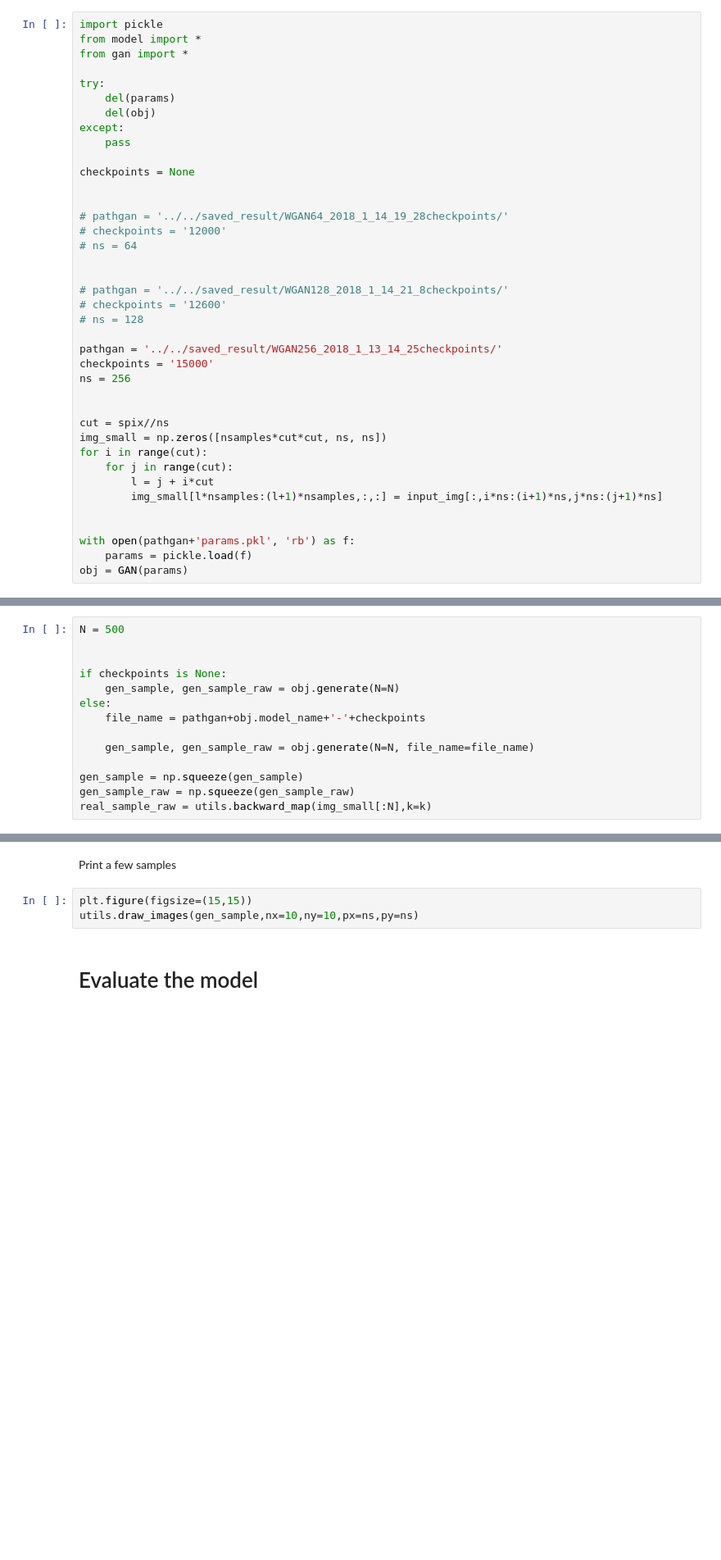
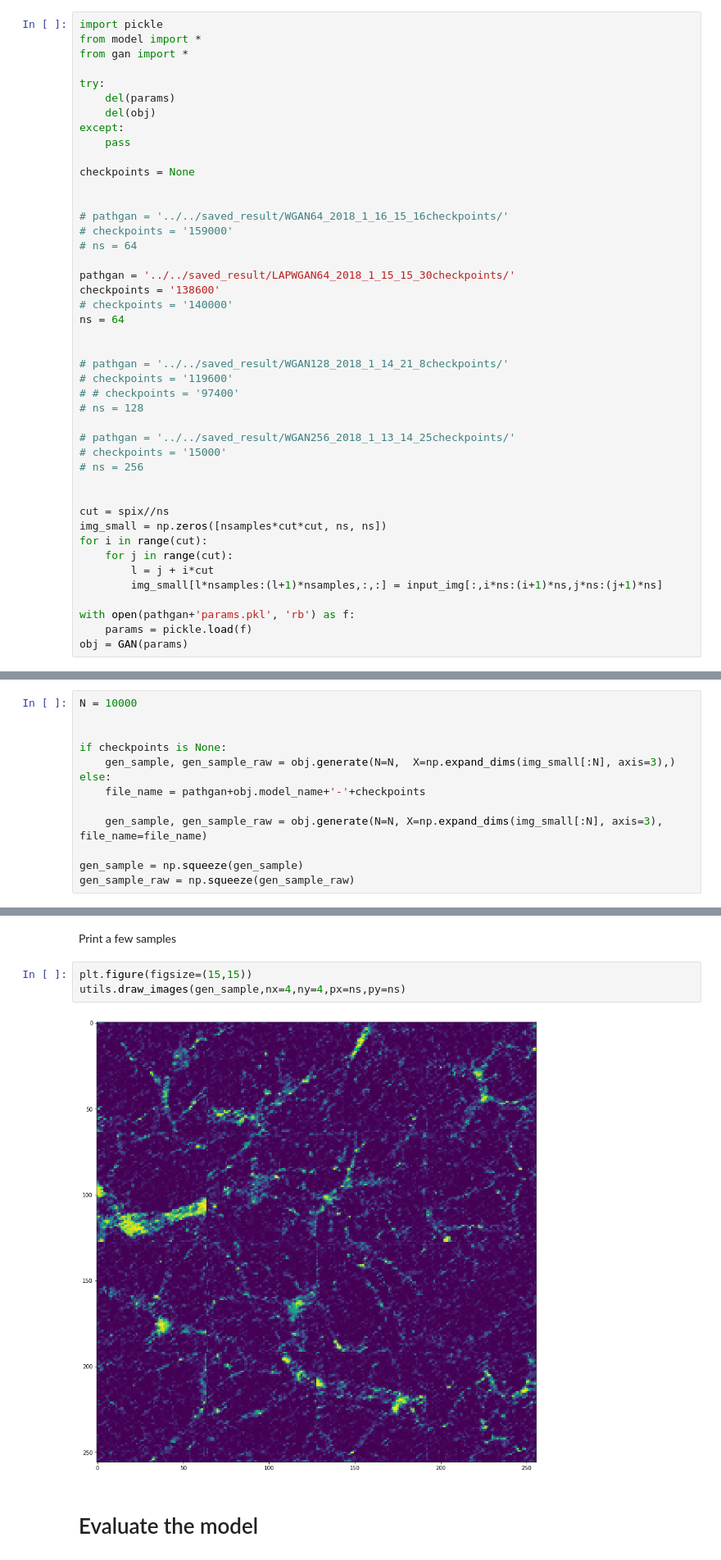
Before and after one commit to nperraud/darkmattergan, a Jupyter notebook: Viewing model performance.ipynb, the cells around one changed output, grey strips where cells are left out. Shown at 82% size. Drawn from its saved outputs; the diff is of its cells as text; blank space fills up the shorter version.

```diff
--- a/Viewing model performance.ipynb
+++ b/Viewing model performance.ipynb
@@ -56,18 +58,24 @@ except:
 checkpoints = None
 
 
-# pathgan = '../../saved_result/WGAN64_2018_1_14_19_28checkpoints/'
-# checkpoints = '12000'
+# pathgan = '../../saved_result/WGAN64_2018_1_16_15_16checkpoints/'
+# checkpoints = '159000'
 # ns = 64
+
+pathgan = '../../saved_result/LAPWGAN64_2018_1_15_15_30checkpoints/'
+checkpoints = '138600'
+# checkpoints = '140000'
+ns = 64
 
 
 # pathgan = '../../saved_result/WGAN128_2018_1_14_21_8checkpoints/'
-# checkpoints = '12600'
+# checkpoints = '119600'
+# # checkpoints = '97400'
 # ns = 128
 
-pathgan = '../../saved_result/WGAN256_2018_1_13_14_25checkpoints/'
-checkpoints = '15000'
-ns = 256
+# pathgan = '../../saved_result/WGAN256_2018_1_13_14_25checkpoints/'
+# checkpoints = '15000'
+# ns = 256
 
 
 cut = spix//ns
@@ -77,7 +85,6 @@ for i in range(cut):
         l = j + i*cut
         img_small[l*nsamples:(l+1)*nsamples,:,:] = input_img[:,i*ns:(i+1)*ns,j*ns:(j+1)*ns]
 
-
 with open(pathgan+'params.pkl', 'rb') as f:
     params = pickle.load(f)
 obj = GAN(params)
@@ -84,16 +109,15 @@ obj = GAN(params)
 # %% [markdown]
 # Generate some samples
 # %%
-N = 500
+N = 10000
 
 
 if checkpoints is None:
-    gen_sample, gen_sample_raw = obj.generate(N=N)
+    gen_sample, gen_sample_raw = obj.generate(N=N,  X=np.expand_dims(img_small[:N], axis=3),)
 else:
     file_name = pathgan+obj.model_name+'-'+checkpoints
 
-    gen_sample, gen_sample_raw = obj.generate(N=N, file_name=file_name)
+    gen_sample, gen_sample_raw = obj.generate(N=N, X=np.expand_dims(img_small[:N], axis=3), file_name=file_name)
 
 gen_sample = np.squeeze(gen_sample)
 gen_sample_raw = np.squeeze(gen_sample_raw)
-real_sample_raw = utils.backward_map(img_small[:N],k=k)
@@ -101,6 +128,8 @@ real_sample_raw = utils.backward_map(img_small[:N],k=k)
 Print a few samples
 # %%
 plt.figure(figsize=(15,15))
-utils.draw_images(gen_sample,nx=10,ny=10,px=ns,py=ns)
+utils.draw_images(gen_sample,nx=4,ny=4,px=ns,py=ns)
+# %% [output]
+[figure, added]
 # %% [markdown]
 # Evaluate the model
```
Also changed, not shown: parts of 11 cells of this notebook, 11 other files.
